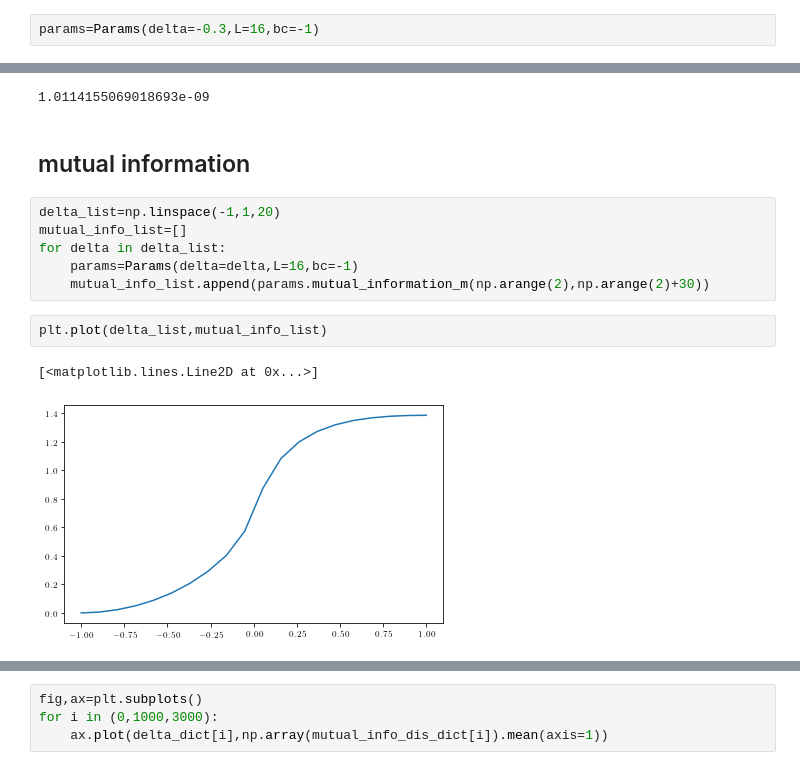
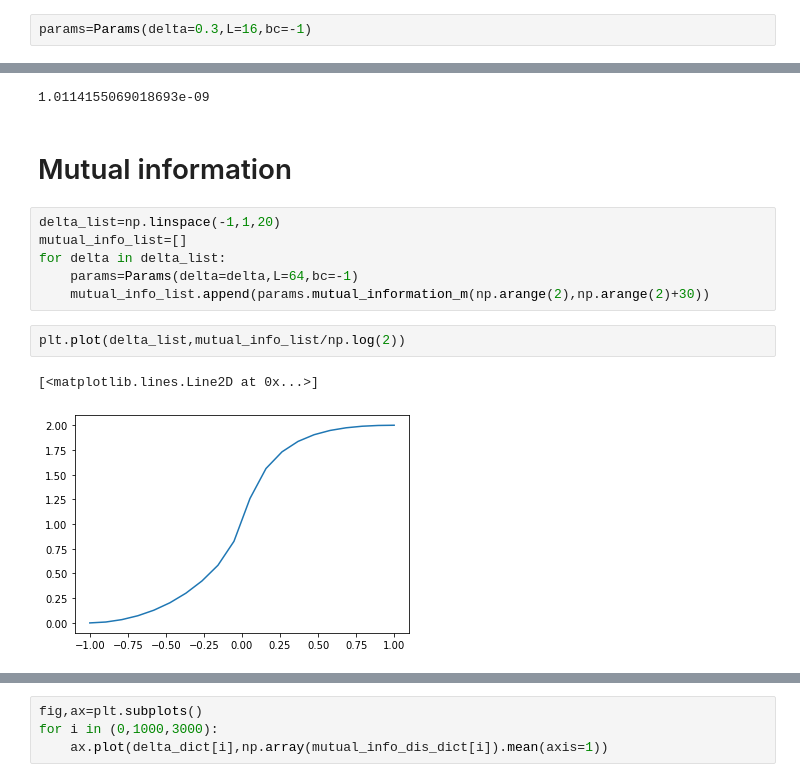
Before and after one commit to hainingpan/SPT, a Jupyter notebook: test_Majorana_chain.ipynb, the cells around one changed output, grey strips where cells are left out. Drawn from its saved outputs; the diff is of its cells as text.

```diff
--- a/test_Majorana_chain.ipynb
+++ b/test_Majorana_chain.ipynb
@@ -286,7 +326,7 @@ fig.tight_layout()
 # %% [output]
 [figure]
 # %%
-params=Params(delta=-0.3,L=16,bc=-1)
+params=Params(delta=0.3,L=16,bc=-1)
 # %%
 params.covariance_matrix_m()
 params.covariance_matrix_f()
@@ -818,15 +908,15 @@ params.mutual_information_m(np.arange(2),np.arange(2)+30)
 # %% [output]
 1.0114155069018693e-09
 # %% [markdown]
-## mutual information
+# Mutual information
 # %%
 delta_list=np.linspace(-1,1,20)
 mutual_info_list=[]
 for delta in delta_list:
-    params=Params(delta=delta,L=16,bc=-1)
+    params=Params(delta=delta,L=64,bc=-1)
     mutual_info_list.append(params.mutual_information_m(np.arange(2),np.arange(2)+30))
 # %%
-plt.plot(delta_list,mutual_info_list)
+plt.plot(delta_list,mutual_info_list/np.log(2))
 # %% [output]
 [<matplotlib.lines.Line2D at 0x...>]
-[figure, old version]
+[figure, new version]
```
Also changed, not shown: parts of 38 cells of this notebook, 1 other file.
